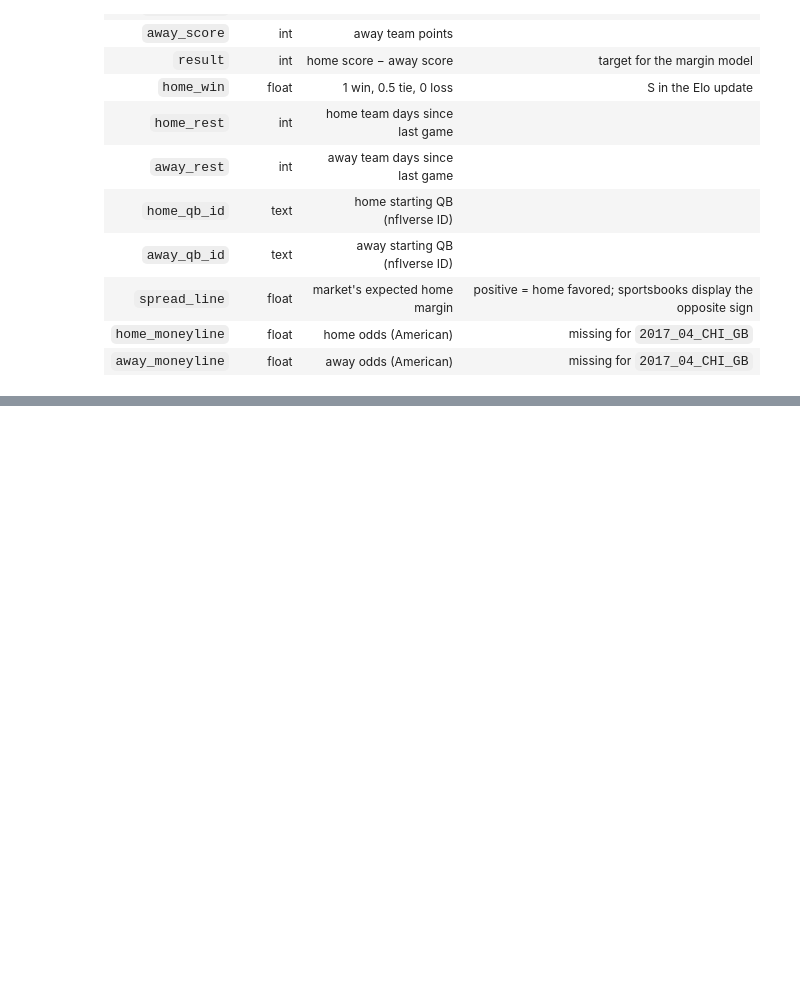
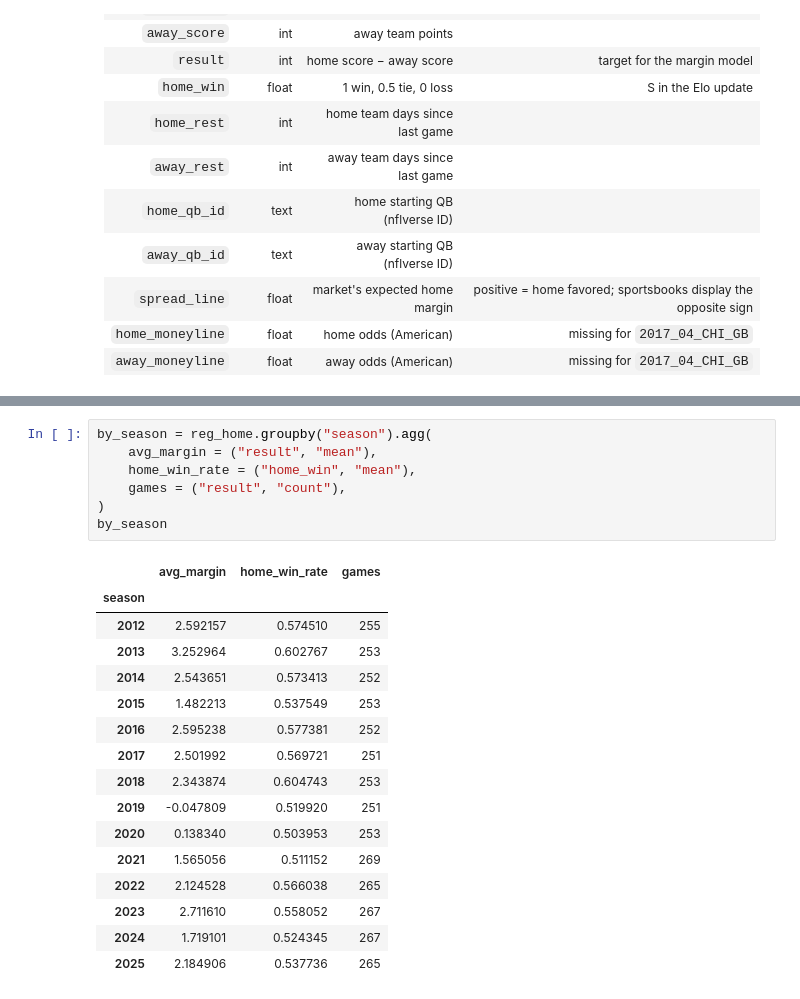
Before and after one commit to grant-jones1/NFL-model, a Jupyter notebook: notebooks/01_data_exploration.ipynb, the cells around one changed output, grey strips where cells are left out. Cells and saved outputs as stored; diff of their text form; blank space fills up the shorter version.

```diff
--- a/notebooks/01_data_exploration.ipynb
+++ b/notebooks/01_data_exploration.ipynb
@@ -436,0 +488,24 @@ One row per game, 2012–2025 regular season and playoffs (3,829 games), sorted
+# %%
+by_season = reg_home.groupby("season").agg(
+    avg_margin = ("result", "mean"),
+    home_win_rate = ("home_win", "mean"),
+    games = ("result", "count"),
+)
+by_season
+# %% [output]
+|  | avg_margin | home_win_rate | games |
+| season |  |  |  |
+| 2012 | 2.592157 | 0.574510 | 255 |
+| 2013 | 3.252964 | 0.602767 | 253 |
+| 2014 | 2.543651 | 0.573413 | 252 |
+| 2015 | 1.482213 | 0.537549 | 253 |
+| 2016 | 2.595238 | 0.577381 | 252 |
+| 2017 | 2.501992 | 0.569721 | 251 |
+| 2018 | 2.343874 | 0.604743 | 253 |
+| 2019 | -0.047809 | 0.519920 | 251 |
+| 2020 | 0.138340 | 0.503953 | 253 |
+| 2021 | 1.565056 | 0.511152 | 269 |
+| 2022 | 2.124528 | 0.566038 | 265 |
+| 2023 | 2.711610 | 0.558052 | 267 |
+| 2024 | 1.719101 | 0.524345 | 267 |
+| 2025 | 2.184906 | 0.537736 | 265 |
```
Also changed, not shown: parts of 10 cells of this notebook.
